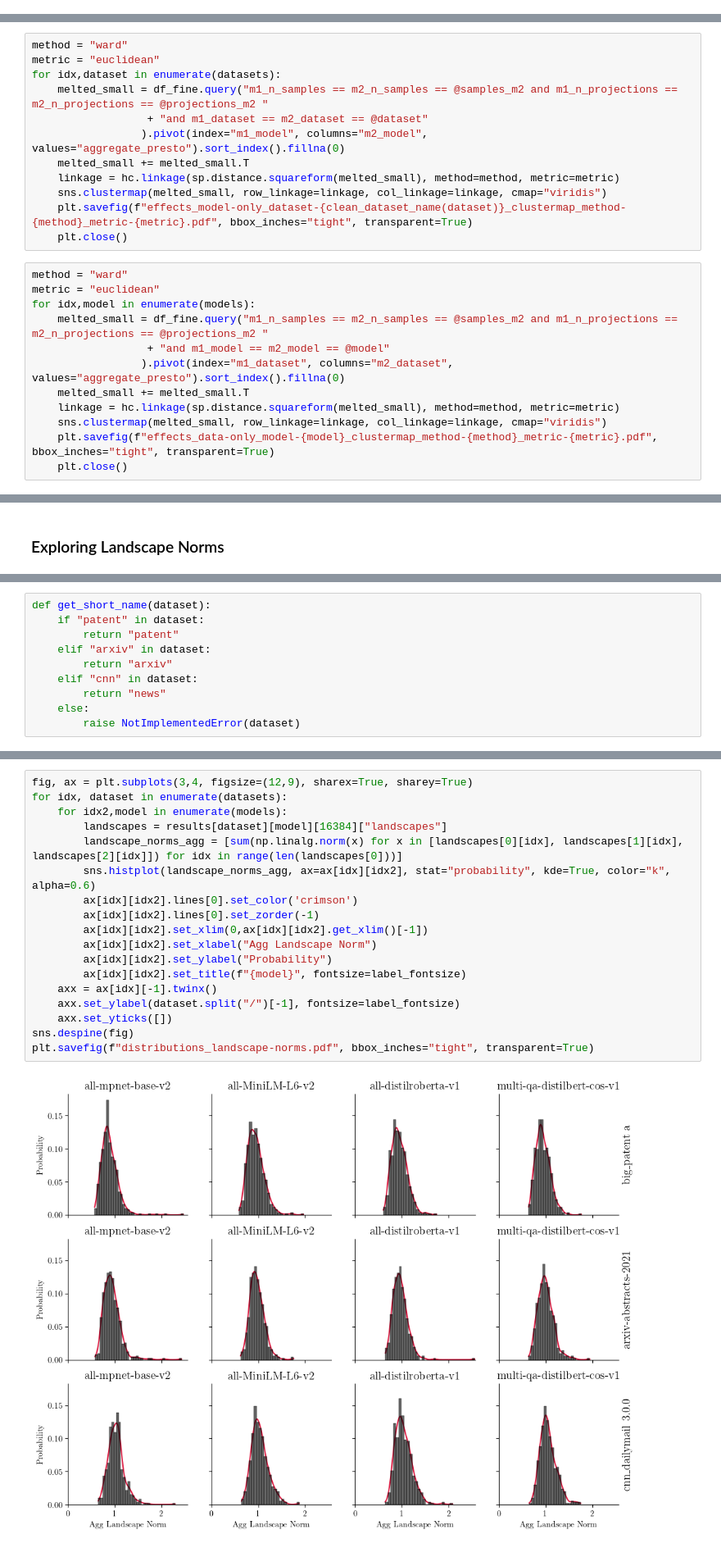
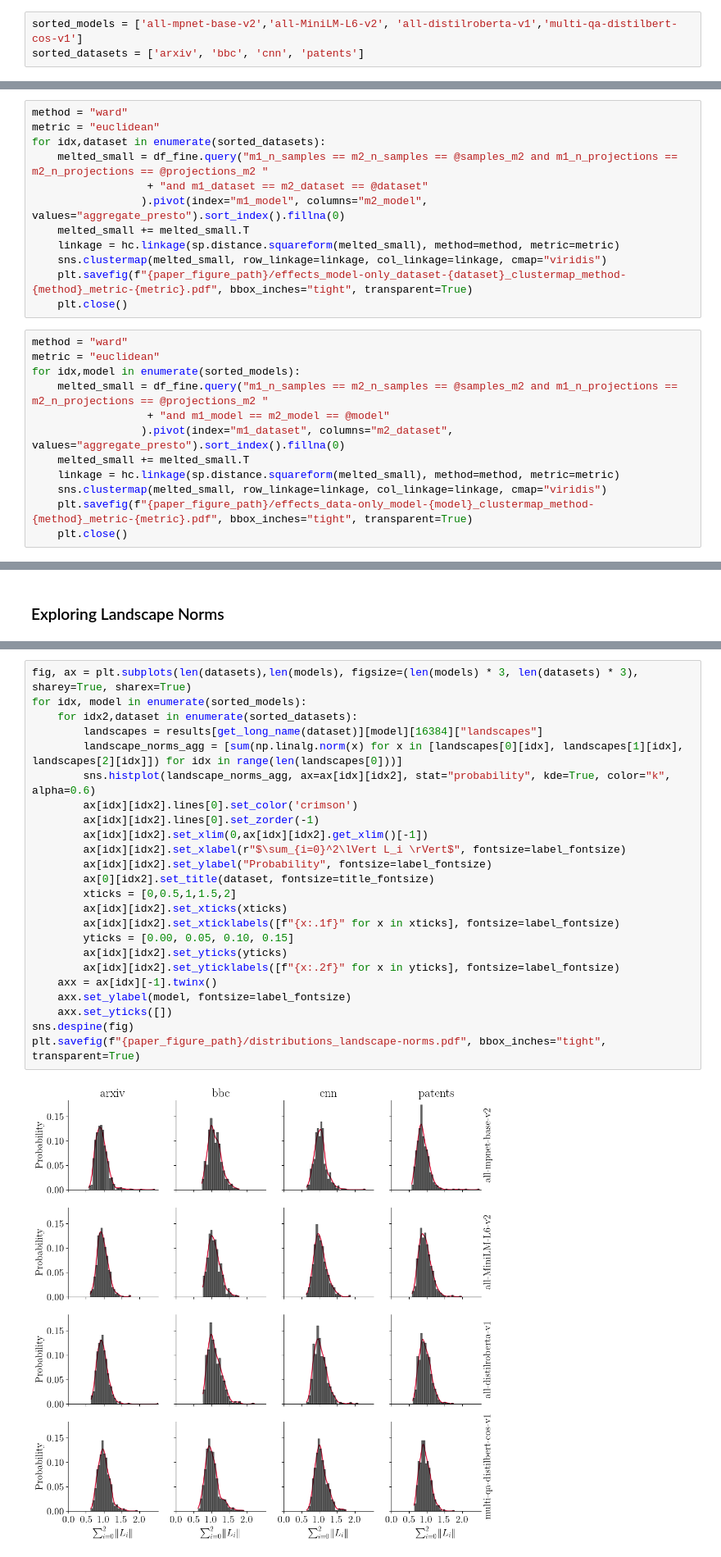
Before and after one commit to aidos-lab/Presto, a Jupyter notebook: notebooks/presto_test.ipynb, the cells around one changed output, grey strips where cells are left out. Shown at 82% size. Saved outputs shown, nothing was run; the diff lists cells and outputs as text.

```diff
--- a/notebooks/presto_test.ipynb
+++ b/notebooks/presto_test.ipynb
@@ -90,6 +110,9 @@ df_fine.head(2)
 df_fine.to_csv("finegrained_score_data.csv.gz")
 # %% [markdown]
 ### Same model, same dataset – looking at effect of sample size and number of projections
+# %%
+sorted_models = ['all-mpnet-base-v2','all-MiniLM-L6-v2', 'all-distilroberta-v1','multi-qa-distilbert-cos-v1']
+sorted_datasets = ['arxiv', 'bbc', 'cnn', 'patents']
 # %%
 samples_m2 = 16384
 projections_m2 = 512
@@ -200,26 +206,26 @@ from embeddings import clean_dataset_name
 # %%
 method = "ward"
 metric = "euclidean"
-for idx,dataset in enumerate(datasets):
+for idx,dataset in enumerate(sorted_datasets):
     melted_small = df_fine.query("m1_n_samples == m2_n_samples == @samples_m2 and m1_n_projections == m2_n_projections == @projections_m2 "
                   + "and m1_dataset == m2_dataset == @dataset"
                  ).pivot(index="m1_model", columns="m2_model", values="aggregate_presto").sort_index().fillna(0)
     melted_small += melted_small.T
     linkage = hc.linkage(sp.distance.squareform(melted_small), method=method, metric=metric)
     sns.clustermap(melted_small, row_linkage=linkage, col_linkage=linkage, cmap="viridis")
-    plt.savefig(f"effects_model-only_dataset-{clean_dataset_name(dataset)}_clustermap_method-{method}_metric-{metric}.pdf", bbox_inches="tight", transparent=True)
+    plt.savefig(f"{paper_figure_path}/effects_model-only_dataset-{dataset}_clustermap_method-{method}_metric-{metric}.pdf", bbox_inches="tight", transparent=True)
     plt.close()
 # %%
 method = "ward"
 metric = "euclidean"
-for idx,model in enumerate(models):
+for idx,model in enumerate(sorted_models):
     melted_small = df_fine.query("m1_n_samples == m2_n_samples == @samples_m2 and m1_n_projections == m2_n_projections == @projections_m2 "
                   + "and m1_model == m2_model == @model"
                  ).pivot(index="m1_dataset", columns="m2_dataset", values="aggregate_presto").sort_index().fillna(0)
     melted_small += melted_small.T
     linkage = hc.linkage(sp.distance.squareform(melted_small), method=method, metric=metric)
     sns.clustermap(melted_small, row_linkage=linkage, col_linkage=linkage, cmap="viridis")
-    plt.savefig(f"effects_data-only_model-{model}_clustermap_method-{method}_metric-{metric}.pdf", bbox_inches="tight", transparent=True)
+    plt.savefig(f"{paper_figure_path}/effects_data-only_model-{model}_clustermap_method-{method}_metric-{metric}.pdf", bbox_inches="tight", transparent=True)
     plt.close()
 # %% [markdown]
 ### Model comparisons with varying number of projections (bands are different sample sizes)
@@ -267,16 +271,6 @@ for idx, dataset in enumerate(datasets):
             landscapes = results[dataset][model][n_samples]["landscapes"]
             landscape_norms_agg = [sum(np.linalg.norm(x) for x in [landscapes[0][idx], landscapes[1][idx], landscapes[2][idx]]) for idx in range(len(landscapes[0]))]
             all_norms[dataset,model,n_samples] = landscape_norms_agg[:]
-# %%
-def get_short_name(dataset):
-    if "patent" in dataset:
-        return "patent"
-    elif "arxiv" in dataset:
-        return "arxiv"
-    elif "cnn" in dataset:
-        return "news"
-    else:
-        raise NotImplementedError(dataset)
 # %%
 all_norms_df = pd.DataFrame(all_norms)
 all_norms_df = pd.DataFrame(all_norms_df.unstack()).reset_index(
@@ -305,21 +326,27 @@ plt.savefig(f"boxen_landscape-norms.pdf", bbox_inches="tight", transparent=True)
 # %%
-fig, ax = plt.subplots(3,4, figsize=(12,9), sharex=True, sharey=True)
-for idx, dataset in enumerate(datasets):
-    for idx2,model in enumerate(models):
-        landscapes = results[dataset][model][16384]["landscapes"]
+fig, ax = plt.subplots(len(datasets),len(models), figsize=(len(models) * 3, len(datasets) * 3), sharey=True, sharex=True)
+for idx, model in enumerate(sorted_models):
+    for idx2,dataset in enumerate(sorted_datasets):
+        landscapes = results[get_long_name(dataset)][model][16384]["landscapes"]
         landscape_norms_agg = [sum(np.linalg.norm(x) for x in [landscapes[0][idx], landscapes[1][idx], landscapes[2][idx]]) for idx in range(len(landscapes[0]))]
         sns.histplot(landscape_norms_agg, ax=ax[idx][idx2], stat="probability", kde=True, color="k", alpha=0.6)
         ax[idx][idx2].lines[0].set_color('crimson')
         ax[idx][idx2].lines[0].set_zorder(-1)
         ax[idx][idx2].set_xlim(0,ax[idx][idx2].get_xlim()[-1])
-        ax[idx][idx2].set_xlabel("Agg Landscape Norm")
-        ax[idx][idx2].set_ylabel("Probability")
-        ax[idx][idx2].set_title(f"{model}", fontsize=label_fontsize)
+        ax[idx][idx2].set_xlabel(r"$\sum_{i=0}^2\lVert L_i \rVert$", fontsize=label_fontsize)
+        ax[idx][idx2].set_ylabel("Probability", fontsize=label_fontsize)
+        ax[0][idx2].set_title(dataset, fontsize=title_fontsize)
+        xticks = [0,0.5,1,1.5,2]
+        ax[idx][idx2].set_xticks(xticks)
+        ax[idx][idx2].set_xticklabels([f"{x:.1f}" for x in xticks], fontsize=label_fontsize)
+        yticks = [0.00, 0.05, 0.10, 0.15]
+        ax[idx][idx2].set_yticks(yticks)
+        ax[idx][idx2].set_yticklabels([f"{x:.2f}" for x in yticks], fontsize=label_fontsize)
     axx = ax[idx][-1].twinx()
-    axx.set_ylabel(dataset.split("/")[-1], fontsize=label_fontsize)
+    axx.set_ylabel(model, fontsize=label_fontsize)
     axx.set_yticks([])
 sns.despine(fig)
-plt.savefig(f"distributions_landscape-norms.pdf", bbox_inches="tight", transparent=True)
+plt.savefig(f"{paper_figure_path}/distributions_landscape-norms.pdf", bbox_inches="tight", transparent=True)
 # %% [output]
-[figure, old version]
+[figure, new version]
 # %% [markdown]
```
Also changed, not shown: parts of 26 cells of this notebook, 12 other files.
